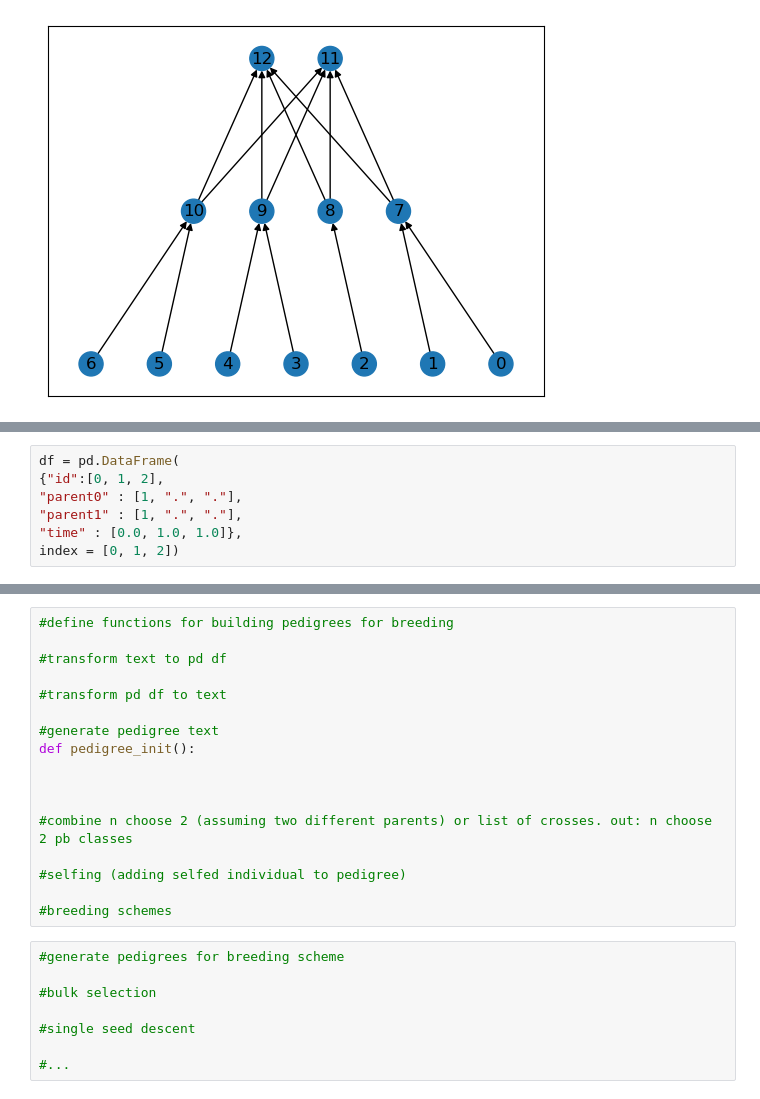
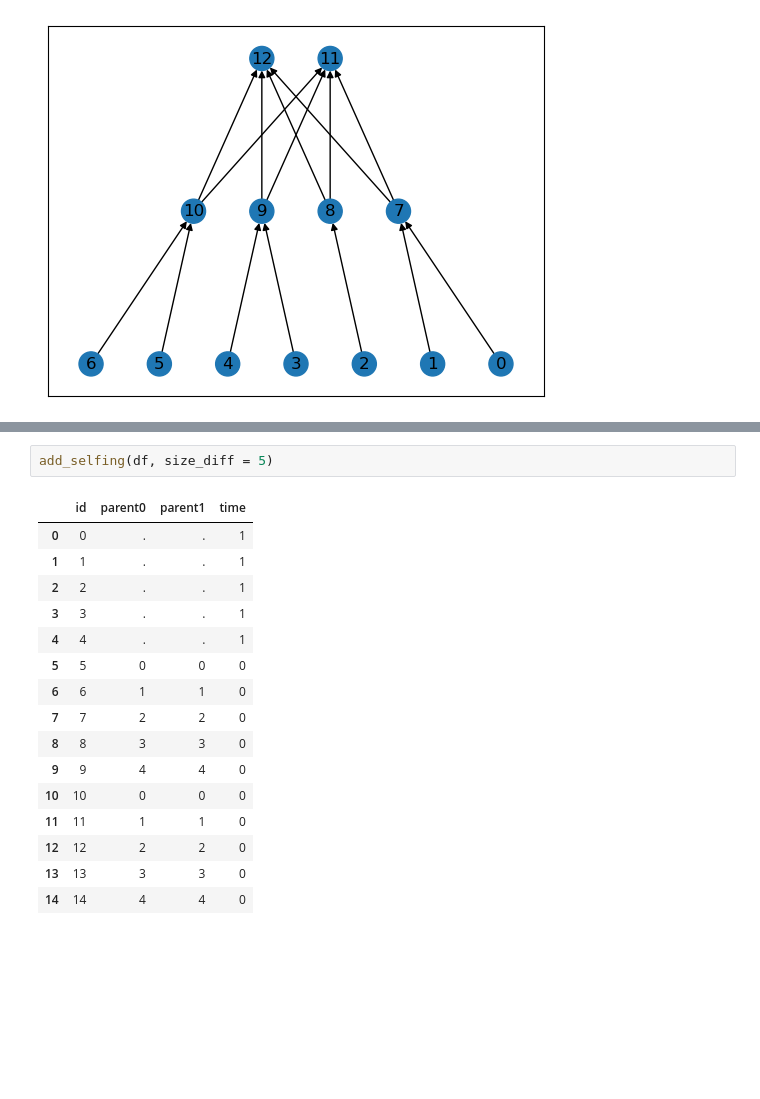
Before and after one commit to Phlup/Masterarbeit, a Jupyter notebook: code/notebooks/pedigree_functions.ipynb, the cells around one changed output, grey strips where cells are left out. Cells and saved outputs as stored; diff of their text form; blank space fills up the shorter version.

```diff
--- a/code/notebooks/pedigree_functions.ipynb
+++ b/code/notebooks/pedigree_functions.ipynb
@@ -75,7 +70,0 @@ ped_txt
-# %%
-df = pd.DataFrame(
-{"id":[0, 1, 2],
-"parent0" : [1, ".", "."],
-"parent1" : [1, ".", "."],
-"time" : [0.0, 1.0, 1.0]},
-index = [0, 1, 2])
@@ -112,25 +130,19 @@ print(df.to_string())
-# %%
-#define functions for building pedigrees for breeding
-
-#transform text to pd df
-
-#transform pd df to text
-
-#generate pedigree text
-def pedigree_init():
-
-
-
-#combine n choose 2 (assuming two different parents) or list of crosses. out: n choose 2 pb classes
-
-#selfing (adding selfed individual to pedigree)
-
-#breeding schemes
-# %%
-#generate pedigrees for breeding scheme
-
-#bulk selection
-
-#single seed descent
-
-#...
+# %%
+add_selfing(df, size_diff = 5)
+# %% [output]
+|  | id | parent0 | parent1 | time |
+| 0 | 0 | . | . | 1 |
+| 1 | 1 | . | . | 1 |
+| 2 | 2 | . | . | 1 |
+| 3 | 3 | . | . | 1 |
+| 4 | 4 | . | . | 1 |
+| 5 | 5 | 0 | 0 | 0 |
+| 6 | 6 | 1 | 1 | 0 |
+| 7 | 7 | 2 | 2 | 0 |
+| 8 | 8 | 3 | 3 | 0 |
+| 9 | 9 | 4 | 4 | 0 |
+| 10 | 10 | 0 | 0 | 0 |
+| 11 | 11 | 1 | 1 | 0 |
+| 12 | 12 | 2 | 2 | 0 |
+| 13 | 13 | 3 | 3 | 0 |
+| 14 | 14 | 4 | 4 | 0 |
```
Also changed, not shown: parts of 23 cells of this notebook, 27 other files.
